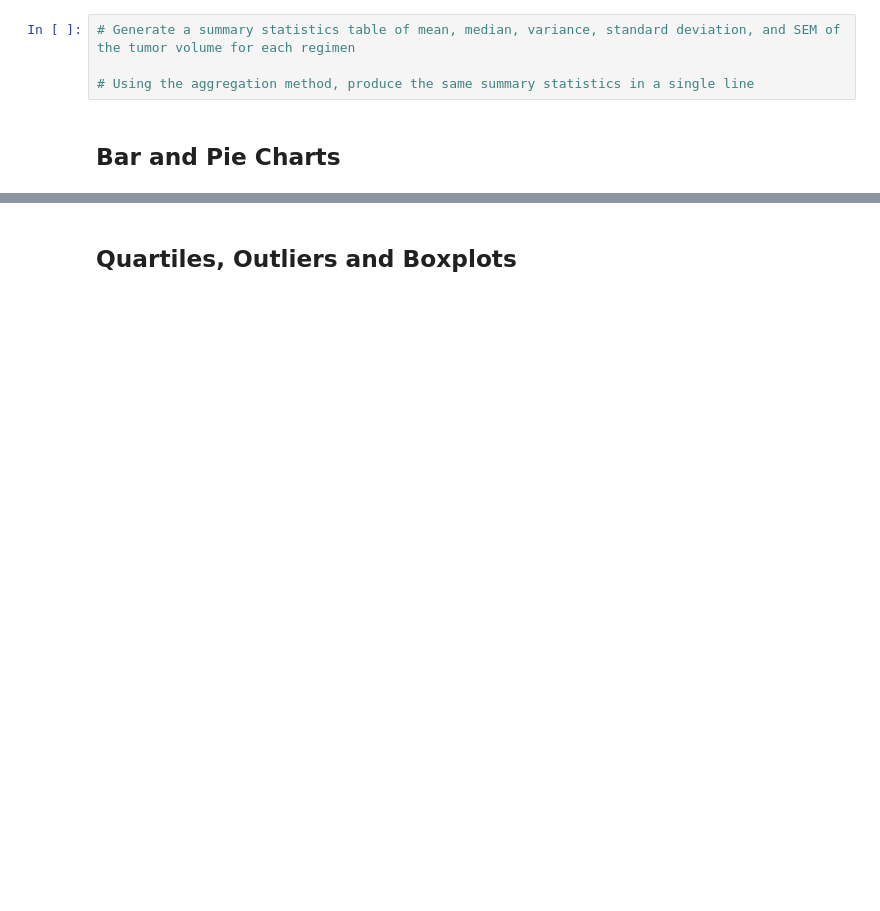
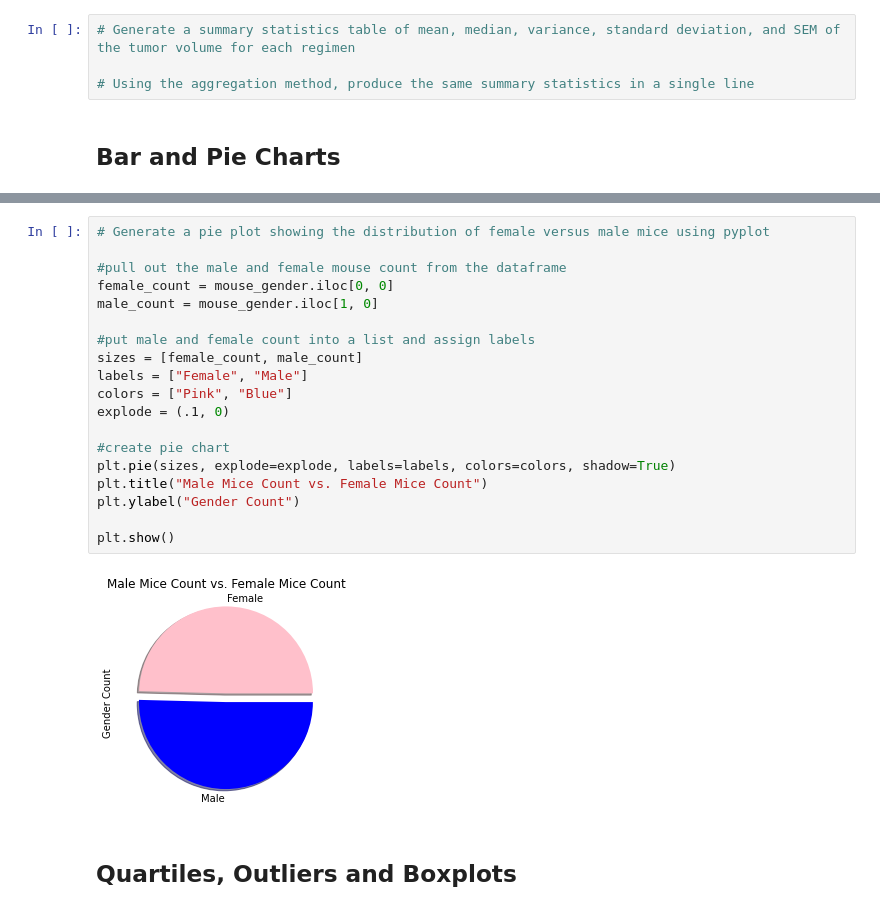
Before and after one commit to colinfoneill/Pymaceuticals, a Jupyter notebook: Pymaceuticals/pymaceuticals_starter.ipynb, the cells around one changed output, grey strips where cells are left out. Drawn from its saved outputs; the diff is of its cells as text; blank space fills up the shorter version.

```diff
--- a/Pymaceuticals/pymaceuticals_starter.ipynb
+++ b/Pymaceuticals/pymaceuticals_starter.ipynb
@@ -128,3 +235,24 @@ mouse_count_clean
+# %%
+# Generate a pie plot showing the distribution of female versus male mice using pyplot
+
+#pull out the male and female mouse count from the dataframe
+female_count = mouse_gender.iloc[0, 0]
+male_count = mouse_gender.iloc[1, 0]
+
+#put male and female count into a list and assign labels
+sizes = [female_count, male_count]
+labels = ["Female", "Male"]
+colors = ["Pink", "Blue"]
+explode = (.1, 0)
+
+#create pie chart
+plt.pie(sizes, explode=explode, labels=labels, colors=colors, shadow=True)
+plt.title("Male Mice Count vs. Female Mice Count")
+plt.ylabel("Gender Count")
+
+plt.show()
+# %% [output]
+[figure, added]
 # %% [markdown]
 ## Quartiles, Outliers and Boxplots
 # %%
```
Also changed, not shown: parts of 18 cells of this notebook.
